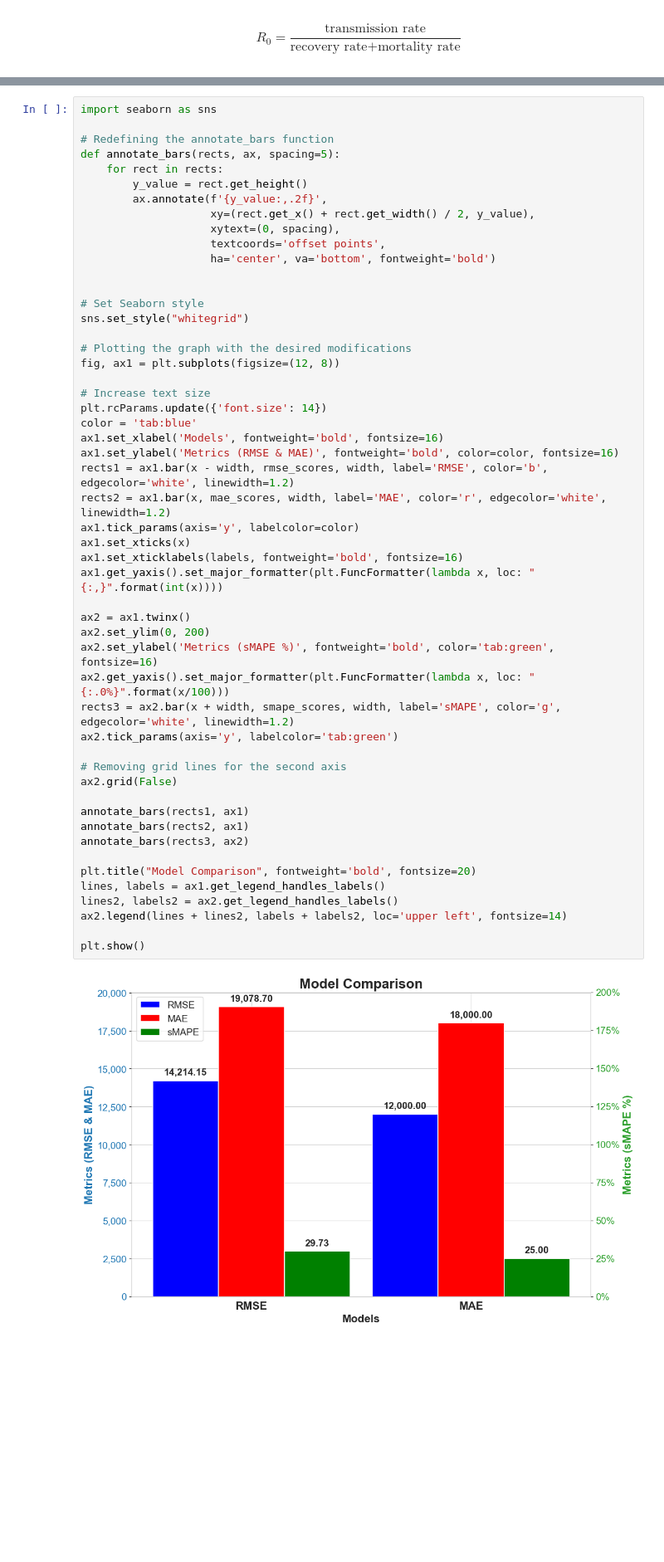
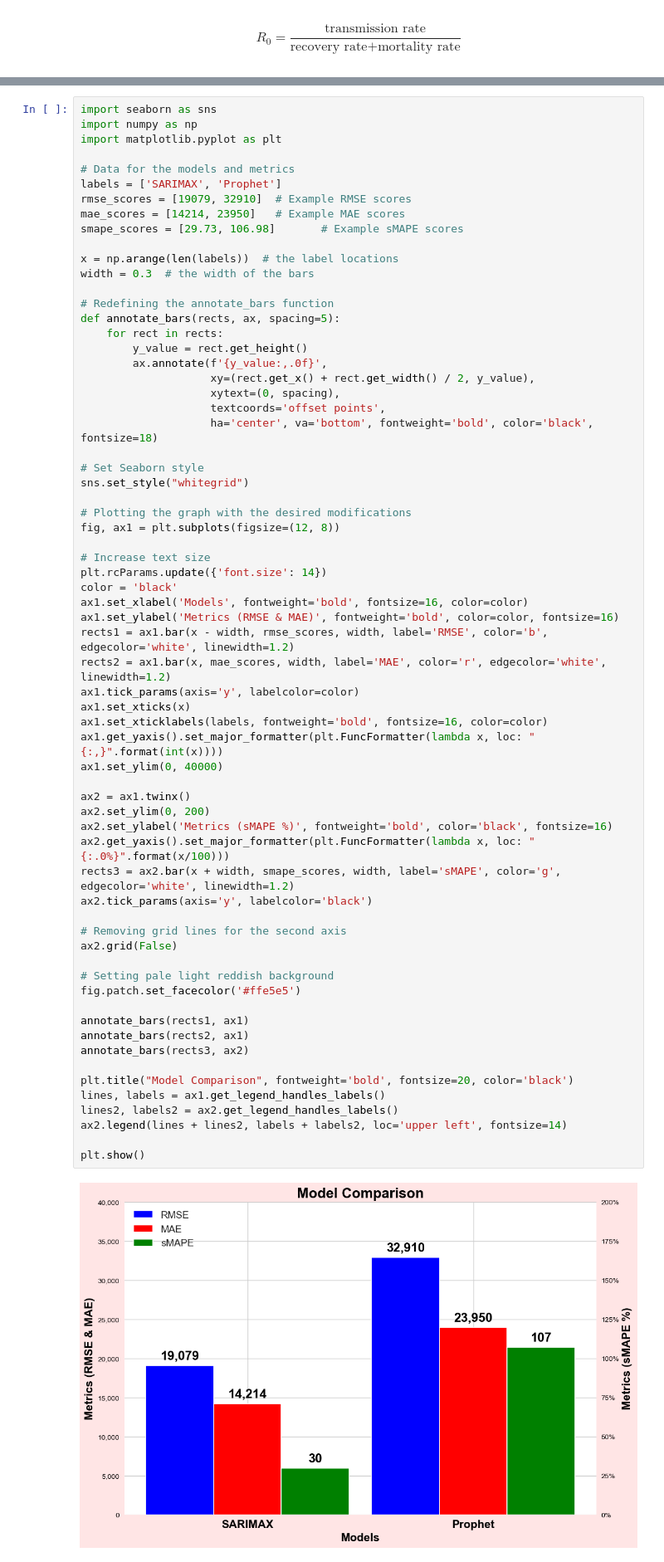
Before and after one commit to scelarek/CovidCast, a Jupyter notebook: Capstone/2. COVIDCast EDA.ipynb, the cells around one changed output, grey strips where cells are left out. Shown at 83% size. Drawn from its saved outputs; the diff is of its cells as text; blank space fills up the shorter version.

```diff
--- a/Capstone/2. COVIDCast EDA.ipynb
+++ b/Capstone/2. COVIDCast EDA.ipynb
@@ -414,17 +414,27 @@ master_df.corr('spearman')['new_confirmed']\
 | new_susceptible | -1.000000 |
 # %%
 import seaborn as sns
+import numpy as np
+import matplotlib.pyplot as plt
+
+# Data for the models and metrics
+labels = ['SARIMAX', 'Prophet']
+rmse_scores = [19079, 32910]  # Example RMSE scores
+mae_scores = [14214, 23950]   # Example MAE scores
+smape_scores = [29.73, 106.98]       # Example sMAPE scores
+
+x = np.arange(len(labels))  # the label locations
+width = 0.3  # the width of the bars
 
 # Redefining the annotate_bars function
 def annotate_bars(rects, ax, spacing=5):
     for rect in rects:
         y_value = rect.get_height()
-        ax.annotate(f'{y_value:,.2f}',
+        ax.annotate(f'{y_value:,.0f}',
                     xy=(rect.get_x() + rect.get_width() / 2, y_value),
                     xytext=(0, spacing),
                     textcoords='offset points',
-                    ha='center', va='bottom', fontweight='bold')
-
+                    ha='center', va='bottom', fontweight='bold', color='black', fontsize=18)
 
 # Set Seaborn style
 sns.set_style("whitegrid")
@@ -432,37 +442,41 @@ sns.set_style("whitegrid")
 # Plotting the graph with the desired modifications
 fig, ax1 = plt.subplots(figsize=(12, 8))
 
 # Increase text size
 plt.rcParams.update({'font.size': 14})
-color = 'tab:blue'
-ax1.set_xlabel('Models', fontweight='bold', fontsize=16)
+color = 'black'
+ax1.set_xlabel('Models', fontweight='bold', fontsize=16, color=color)
 ax1.set_ylabel('Metrics (RMSE & MAE)', fontweight='bold', color=color, fontsize=16)
 rects1 = ax1.bar(x - width, rmse_scores, width, label='RMSE', color='b', edgecolor='white', linewidth=1.2)
 rects2 = ax1.bar(x, mae_scores, width, label='MAE', color='r', edgecolor='white', linewidth=1.2)
 ax1.tick_params(axis='y', labelcolor=color)
 ax1.set_xticks(x)
-ax1.set_xticklabels(labels, fontweight='bold', fontsize=16)
+ax1.set_xticklabels(labels, fontweight='bold', fontsize=16, color=color)
 ax1.get_yaxis().set_major_formatter(plt.FuncFormatter(lambda x, loc: "{:,}".format(int(x))))
+ax1.set_ylim(0, 40000)
 
 ax2 = ax1.twinx()
 ax2.set_ylim(0, 200)
-ax2.set_ylabel('Metrics (sMAPE %)', fontweight='bold', color='tab:green', fontsize=16)
+ax2.set_ylabel('Metrics (sMAPE %)', fontweight='bold', color='black', fontsize=16)
 ax2.get_yaxis().set_major_formatter(plt.FuncFormatter(lambda x, loc: "{:.0%}".format(x/100)))
 rects3 = ax2.bar(x + width, smape_scores, width, label='sMAPE', color='g', edgecolor='white', linewidth=1.2)
-ax2.tick_params(axis='y', labelcolor='tab:green')
+ax2.tick_params(axis='y', labelcolor='black')
 
 # Removing grid lines for the second axis
 ax2.grid(False)
+
+# Setting pale light reddish background
+fig.patch.set_facecolor('#ffe5e5')
 
 annotate_bars(rects1, ax1)
 annotate_bars(rects2, ax1)
 annotate_bars(rects3, ax2)
 
-plt.title("Model Comparison", fontweight='bold', fontsize=20)
+plt.title("Model Comparison", fontweight='bold', fontsize=20, color='black')
 lines, labels = ax1.get_legend_handles_labels()
 lines2, labels2 = ax2.get_legend_handles_labels()
 ax2.legend(lines + lines2, labels + labels2, loc='upper left', fontsize=14)
 
 plt.show()
 # %% [output]
-[figure, old version]
+[figure, new version]
```
Also changed, not shown: 4 other files.
